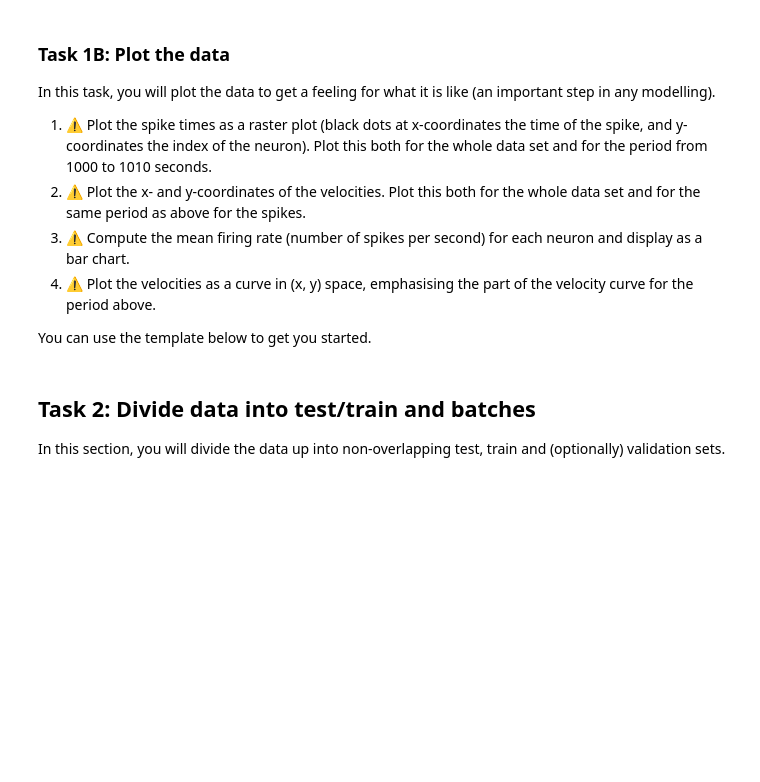
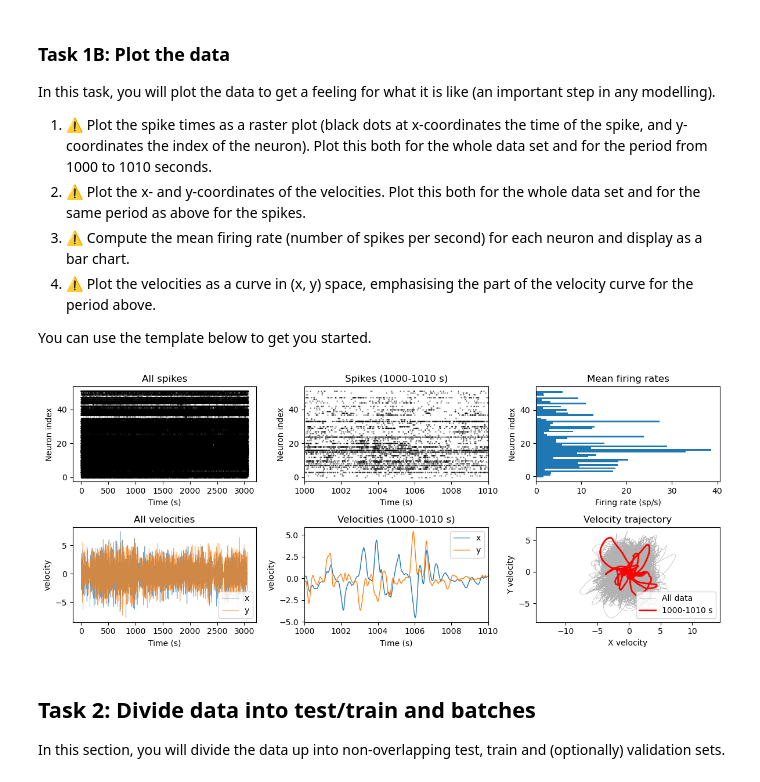
Before and after one commit to Dorijan9/Neuro4ML-coursework, a Jupyter notebook: cw-decoding.ipynb, the cells around one changed output. Cells and saved outputs as stored; diff of their text form; code cells hidden in the pictures; blank space fills up the shorter version.

Commit message:
Add Task 1B: Plot the data - implement all required visualizations

```diff
--- a/cw-decoding.ipynb
+++ b/cw-decoding.ipynb
@@ -77,6 +191,94 @@ In this task, you will plot the data to get a feeling for what it is like (an im
 4. ⚠️ Plot the velocities as a curve in (x, y) space, emphasising the part of the velocity curve for the period above.
 
 You can use the template below to get you started.
+# %%
+# Compute duration from spike times (maximum spike time across all neurons)
+duration = max(max(st) if len(st) > 0 else 0 for st in spike_times)
+
+# Compute firing rates for each neuron
+firing_rates = np.array([len(st) / duration for st in spike_times])
+
+# Time window for zoomed plots
+t_start = 1000
+t_end = 1010
+
+# Filter spikes in the time window
+spike_times_windowed = []
+neuron_indices_windowed = []
+for i, st in enumerate(spike_times):
+    mask = (st >= t_start) & (st <= t_end)
+    windowed_spikes = st[mask]
+    spike_times_windowed.extend(windowed_spikes)
+    neuron_indices_windowed.extend([i] * len(windowed_spikes))
+
+# Filter velocities in the time window
+vel_mask = (vel_times >= t_start) & (vel_times <= t_end)
+vel_times_windowed = vel_times[vel_mask]
+vel_windowed = vel[vel_mask]
+
+# Create the figure with 2x3 subplot layout
+plt.figure(figsize=(12, 5))
+
+# Plot 1: Raster plot of all spikes
+ax = plt.subplot(231)
+for i, st in enumerate(spike_times):
+    if len(st) > 0:
+        plt.scatter(st, [i] * len(st), s=0.1, c='black', alpha=0.3)
+plt.ylabel('Neuron index')
+plt.xlabel('Time (s)')
+plt.title('All spikes')
+
+# Plot 2: Raster plot of spikes from 1000-1010 seconds
+ax2 = plt.subplot(232)
+if len(spike_times_windowed) > 0:
+    plt.scatter(spike_times_windowed, neuron_indices_windowed, s=0.5, c='black', alpha=0.5)
+plt.ylabel('Neuron index')
+plt.xlabel('Time (s)')
+plt.title(f'Spikes ({t_start}-{t_end} s)')
+plt.xlim(t_start, t_end)
+
+# Plot 3: Firing rate bar chart
+plt.subplot(233)
+plt.barh(range(len(spike_times)), firing_rates, height=1)
+plt.xlabel('Firing rate (sp/s)')
+plt.ylabel('Neuron index')
+plt.title('Mean firing rates')
+
+# Plot 4: Velocity plot for all data
+plt.subplot(234, sharex=ax)
+plt.plot(vel_times, vel[:, 0], label='x', alpha=0.7, linewidth=0.5)
+plt.plot(vel_times, vel[:, 1], label='y', alpha=0.7, linewidth=0.5)
+plt.xlabel('Time (s)')
+plt.ylabel('velocity')
+plt.legend(loc='best')
+plt.title('All velocities')
+
+# Plot 5: Velocity plot for 1000-1010 seconds
+plt.subplot(235, sharex=ax2)
+plt.plot(vel_times_windowed, vel_windowed[:, 0], label='x', linewidth=1)
+plt.plot(vel_times_windowed, vel_windowed[:, 1], label='y', linewidth=1)
+plt.xlabel('Time (s)')
+plt.ylabel('velocity')
+plt.legend(loc='best')
+plt.title(f'Velocities ({t_start}-{t_end} s)')
+plt.xlim(t_start, t_end)
+
+# Plot 6: Velocity trajectory in (x, y) space
+plt.subplot(236)
+# Plot all velocities as a continuous curve
+plt.plot(vel[:, 0], vel[:, 1], 'k-', alpha=0.3, linewidth=0.5, label='All data')
+# Highlight the region from t=1000 to t=1010
+plt.plot(vel_windowed[:, 0], vel_windowed[:, 1], 'r-', linewidth=2, label=f'{t_start}-{t_end} s')
+plt.xlabel('X velocity')
+plt.ylabel('Y velocity')
+plt.legend(loc='best')
+plt.title('Velocity trajectory')
+plt.axis('equal')
+
+plt.tight_layout()
+plt.show()
+# %% [output]
+[figure, added]
 # %%
 # plt.figure(figsize=(12, 5))
 
```
Also changed, not shown: parts of 1 cell of this notebook.
